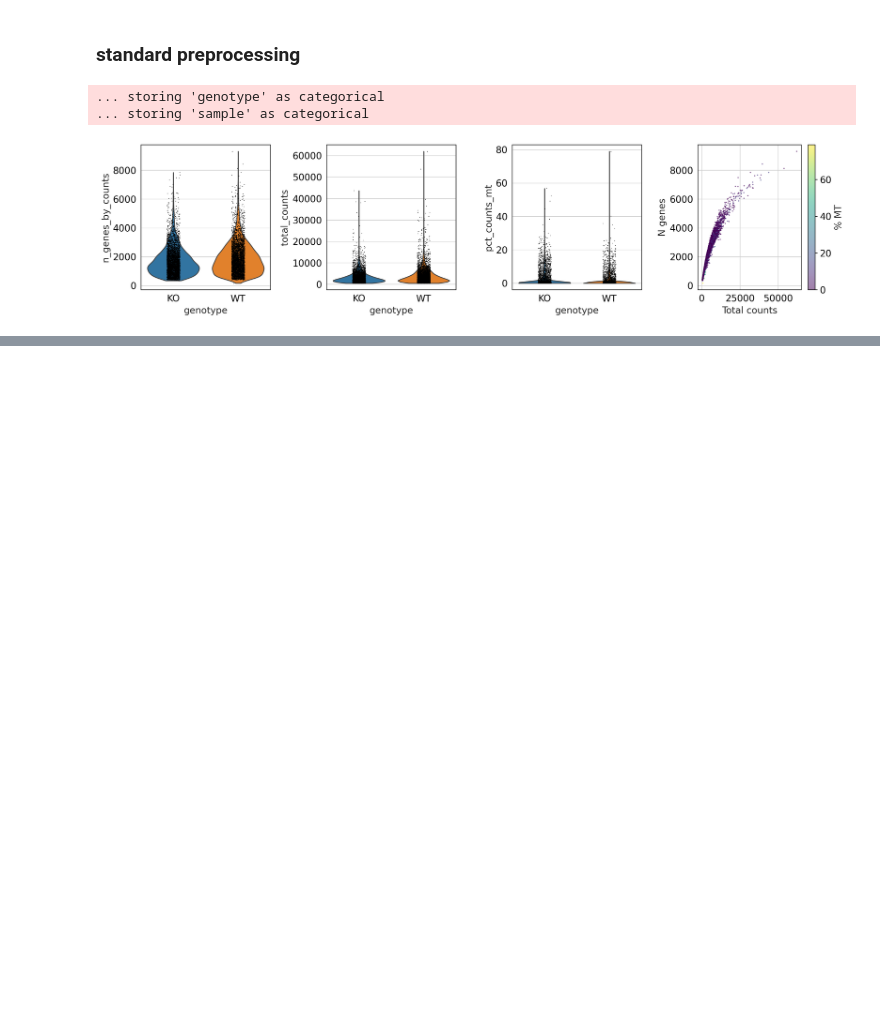
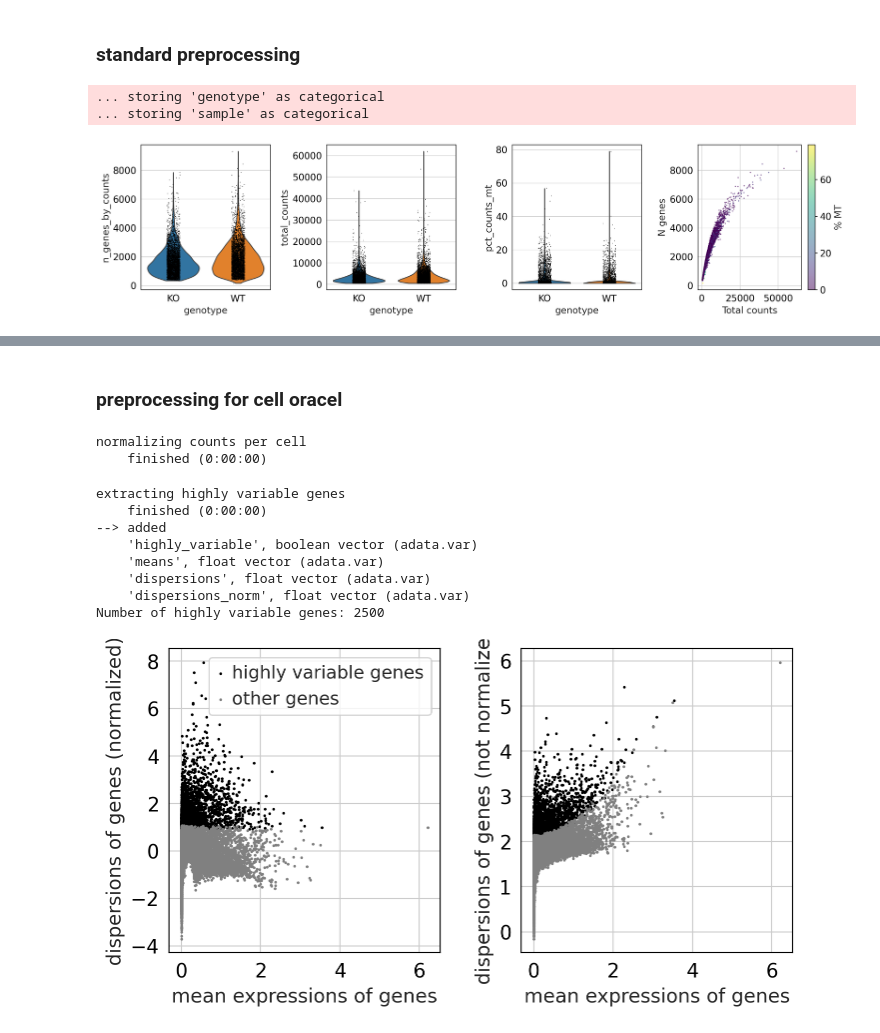
Before and after one commit to sumedhars/weixu-lab_breast-cancer, a Jupyter notebook: celloracle_run.ipynb, the cells around one changed output, grey strips where cells are left out. Saved outputs shown, nothing was run; the diff lists cells and outputs as text; code cells hidden in the pictures; blank space fills up the shorter version.

Commit message:
some celloracle preprocessing

```diff
--- a/celloracle_run.ipynb
+++ b/celloracle_run.ipynb
@@ -116,3 +116,19 @@ plt.show()
 ... storing 'genotype' as categorical
 ... storing 'sample' as categorical
 [figure]
+# %%
+# Filter cells
+print(f"Cells before filtering: {adata.n_obs}")
+
+# Basic filtering
+sc.pp.filter_cells(adata, min_genes=200)
+sc.pp.filter_cells(adata, max_genes=5000)
+sc.pp.filter_genes(adata, min_cells=3)
+
+# Filter by mitochondrial content
+adata = adata[adata.obs['pct_counts_mt'] < 20, :].copy()
+
+print(f"Cells after filtering: {adata.n_obs}")
+print(f"Genes after filtering: {adata.n_vars}")
+print(f"\nGenotype distribution after filtering:")
+print(adata.obs['genotype'].value_counts())
@@ -118,0 +147,28 @@ plt.show()
+# %% [markdown]
+### preprocessing for cell oracel
+# %%
+adata.layers['raw_count'] = adata.X.copy()
+# %%
+sc.pp.normalize_total(adata, target_sum=1e4)
+sc.pp.log1p(adata)
+# %% [output]
+normalizing counts per cell
+    finished (0:00:00)
+# %%
+# Variable gene selection
+# CellOracle works best with 2000-3000 highly variable genes
+sc.pp.highly_variable_genes(adata, n_top_genes=2500, batch_key='genotype')
+print(f"Number of highly variable genes: {adata.var['highly_variable'].sum()}")
+
+# Plot highly variable genes
+sc.pl.highly_variable_genes(adata)
+# %% [output]
+extracting highly variable genes
+    finished (0:00:00)
+--> added
+    'highly_variable', boolean vector (adata.var)
+    'means', float vector (adata.var)
+    'dispersions', float vector (adata.var)
+    'dispersions_norm', float vector (adata.var)
+Number of highly variable genes: 2500
+[figure, added]
```
Also changed, not shown: parts of 1 cell of this notebook.
